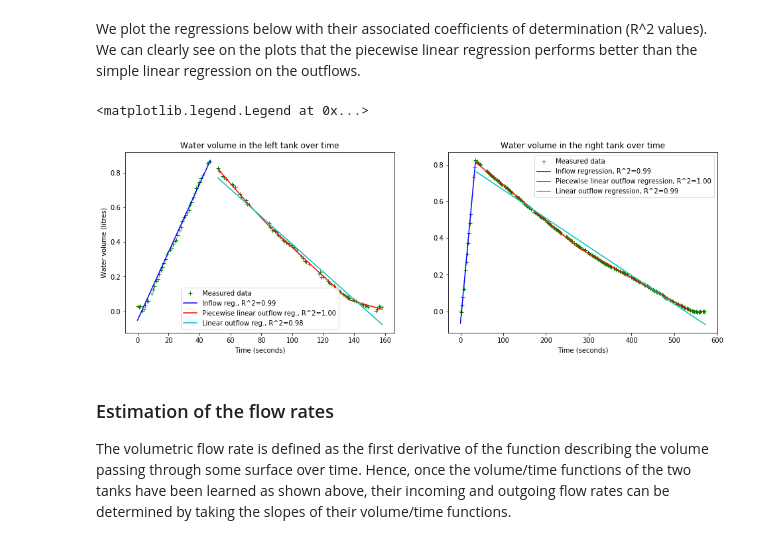
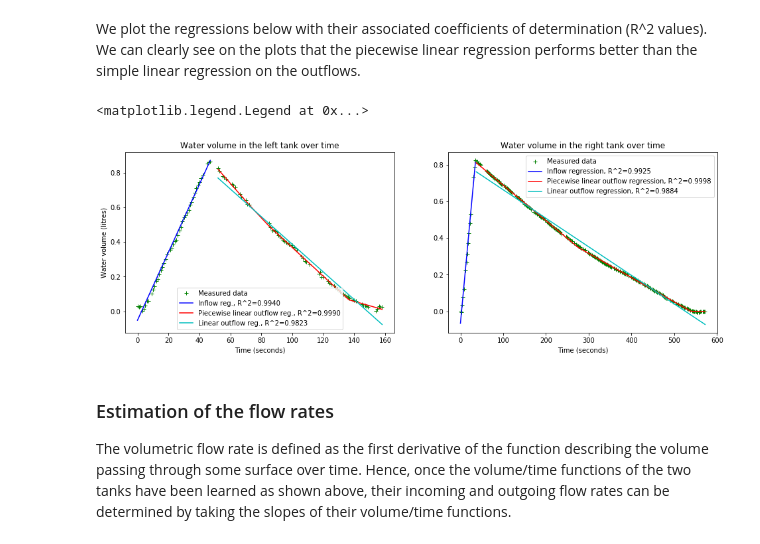
Before and after one commit to crestdsl/CREST, a Jupyter notebook: FlowCalculation.ipynb, the cells around one changed output. Drawn from its saved outputs; the diff is of its cells as text; code cells hidden in the pictures.

```diff
--- a/FlowCalculation.ipynb
+++ b/FlowCalculation.ipynb
@@ -239,40 +261,40 @@ r2_outflow_right = r2_score(outflow_y_right, outflow_pred_right)
 
 r2_lin_out_left = r2_score(outflow_y_left, lin_out_pred_left)
 r2_lin_out_right = r2_score(outflow_y_right, lin_out_pred_right)
 
 # The regressions and their scores are plotted.
 fig = plt.figure()
 ax1 = fig.add_subplot(1, 2, 1)
 ax1.plot(xflow_left, yflow_left, '+g')
 ax1.plot(inflow_x_left, inflow_pred_left, '-b')
 ax1.plot(outflow_x_left, outflow_pred_left, '-r')
 ax1.plot(outflow_x_left, lin_out_pred_left, '-c')
 plt.xlabel('Time (seconds)')
 plt.ylabel('Water volume (litres)')
 ax1.set_title("Water volume in the left tank over time")
 ax1.legend(["Measured data",
-            "Inflow reg., R^2={:.2f}".format(r2_inflow_left),
-            "Piecewise linear outflow reg., R^2={:.2f}"
+            "Inflow reg., R^2={:.4f}".format(r2_inflow_left),
+            "Piecewise linear outflow reg., R^2={:.4f}"
             .format(r2_outflow_left),
-            "Linear outflow reg., R^2={:.2f}"
+            "Linear outflow reg., R^2={:.4f}"
             .format(r2_lin_out_left)])
 
 ax2 = fig.add_subplot(1, 2, 2)
 ax2.plot(xflow_right, yflow_right, '+g')
 ax2.plot(inflow_x_right, inflow_pred_right, '-b')
 ax2.plot(outflow_x_right, outflow_pred_right, '-r')
 ax2.plot(outflow_x_right, lin_out_pred_right, '-c')
 plt.xlabel('Time (seconds)')
 ax2.set_title("Water volume in the right tank over time")
 ax2.legend(["Measured data",
-            "Inflow regression, R^2={:.2f}".format(r2_inflow_right),
-            "Piecewise linear outflow regression, R^2={:.2f}"
+            "Inflow regression, R^2={:.4f}".format(r2_inflow_right),
+            "Piecewise linear outflow regression, R^2={:.4f}"
             .format(r2_outflow_right),
-            "Linear outflow regression, R^2={:.2f}"
+            "Linear outflow regression, R^2={:.4f}"
             .format(r2_lin_out_right)])
 # %% [output]
 <matplotlib.legend.Legend at 0x...>
-[figure, old version]
+[figure, new version]
 # %% [markdown]
 ### Estimation of the flow rates
 The volumetric flow rate is defined as the first derivative of the function describing the volume passing through some surface over time. Hence, once the volume/time functions of the two tanks have been learned as shown above, their incoming and outgoing flow rates can be determined by taking the slopes of their volume/time functions.
```
Also changed, not shown: parts of 11 cells of this notebook, 2 other files.
